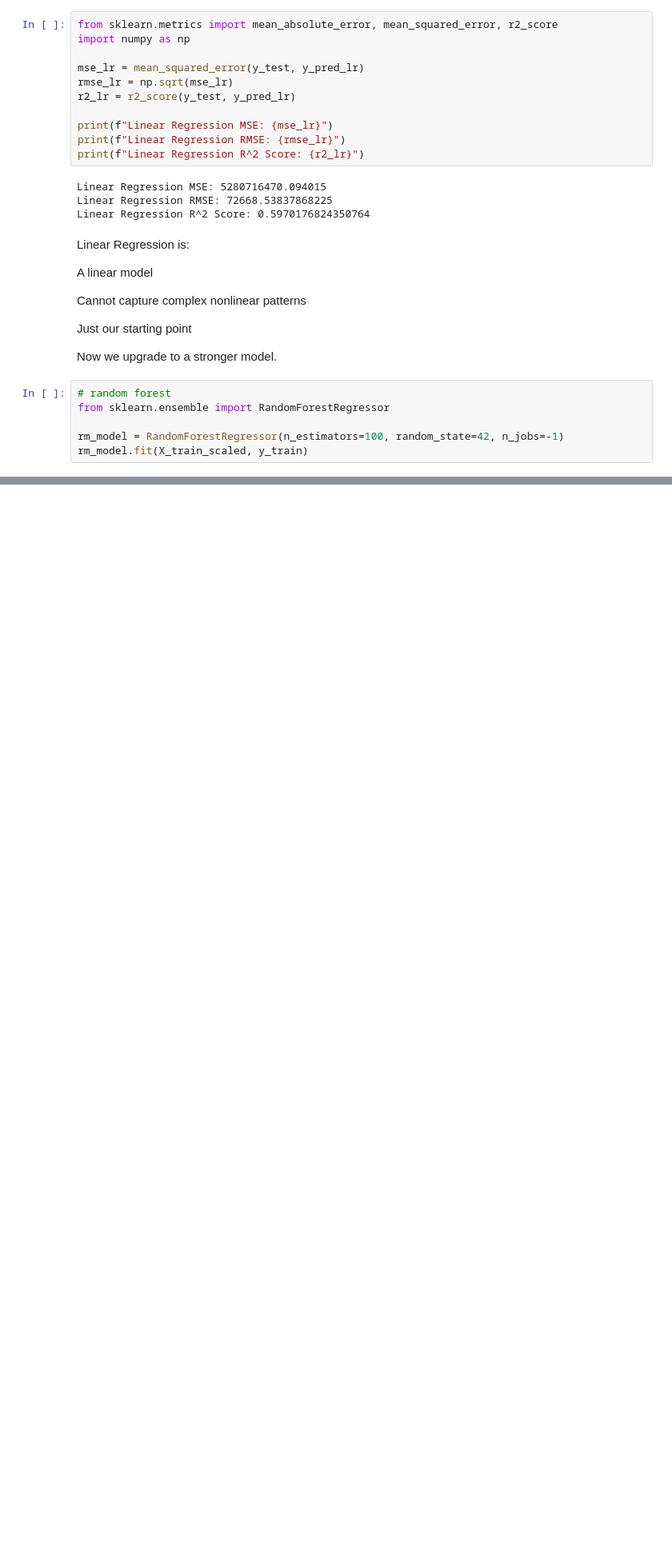
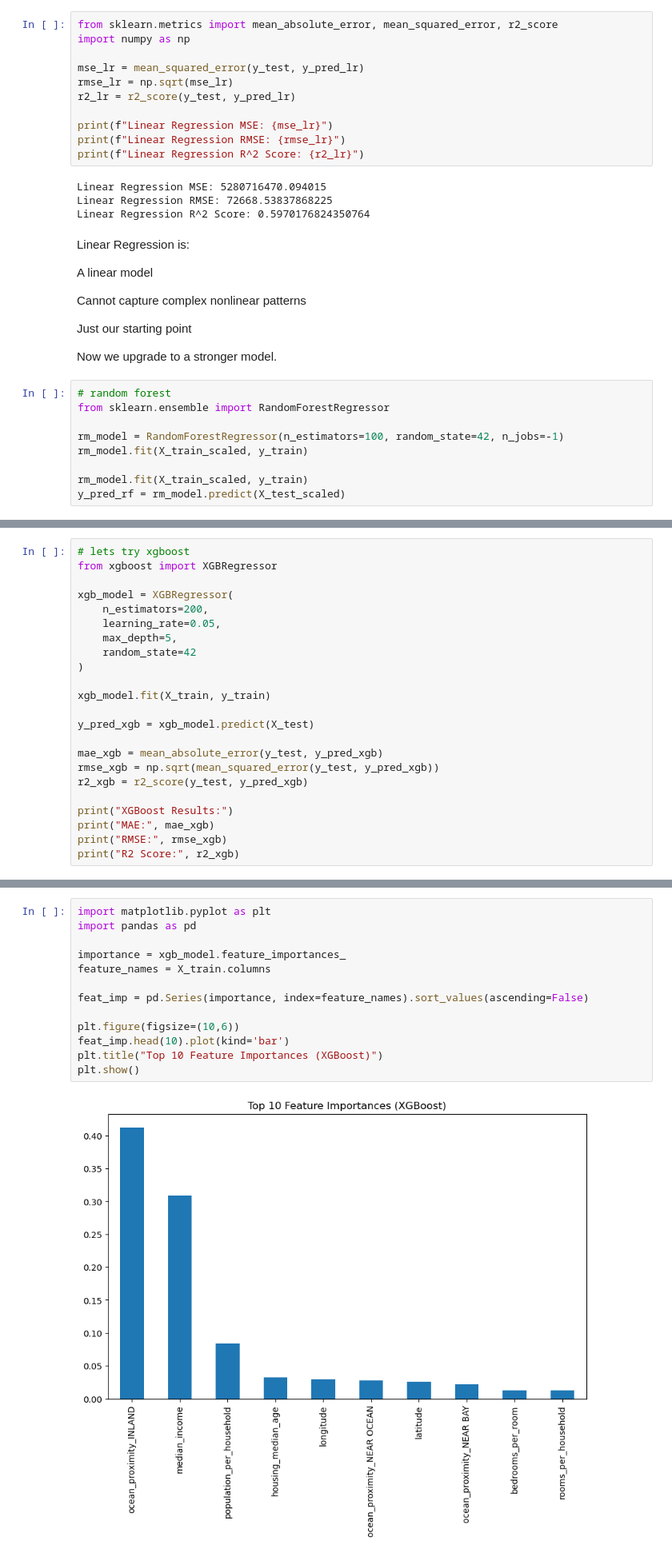
Before and after one commit to azhar258/BITS.Mtech, a Jupyter notebook: SEM-1/LAB/ML/house_pricing.ipynb, the cells around one changed output, grey strips where cells are left out. Shown at 80% size. Drawn from its saved outputs; the diff is of its cells as text; blank space fills up the shorter version.

```diff
--- a/SEM-1/LAB/ML/house_pricing.ipynb
+++ b/SEM-1/LAB/ML/house_pricing.ipynb
@@ -362,3 +349,6 @@ from sklearn.ensemble import RandomForestRegressor
 
 rm_model = RandomForestRegressor(n_estimators=100, random_state=42, n_jobs=-1)
 rm_model.fit(X_train_scaled, y_train)
+
+rm_model.fit(X_train_scaled, y_train)
+y_pred_rf = rm_model.predict(X_test_scaled)
@@ -364,0 +370,23 @@ rm_model.fit(X_train_scaled, y_train)
+# %%
+# lets try xgboost
+from xgboost import XGBRegressor
+
+xgb_model = XGBRegressor(
+    n_estimators=200,
+    learning_rate=0.05,
+    max_depth=5,
+    random_state=42
+)
+
+xgb_model.fit(X_train, y_train)
+
+y_pred_xgb = xgb_model.predict(X_test)
+
+mae_xgb = mean_absolute_error(y_test, y_pred_xgb)
+rmse_xgb = np.sqrt(mean_squared_error(y_test, y_pred_xgb))
+r2_xgb = r2_score(y_test, y_pred_xgb)
+
+print("XGBoost Results:")
+print("MAE:", mae_xgb)
+print("RMSE:", rmse_xgb)
+print("R2 Score:", r2_xgb)
@@ -364,0 +398,15 @@ rm_model.fit(X_train_scaled, y_train)
+# %%
+import matplotlib.pyplot as plt
+import pandas as pd
+
+importance = xgb_model.feature_importances_
+feature_names = X_train.columns
+
+feat_imp = pd.Series(importance, index=feature_names).sort_values(ascending=False)
+
+plt.figure(figsize=(10,6))
+feat_imp.head(10).plot(kind='bar')
+plt.title("Top 10 Feature Importances (XGBoost)")
+plt.show()
+# %% [output]
+[figure, added]
```
Also changed, not shown: parts of 9 cells of this notebook, 7 other files.
